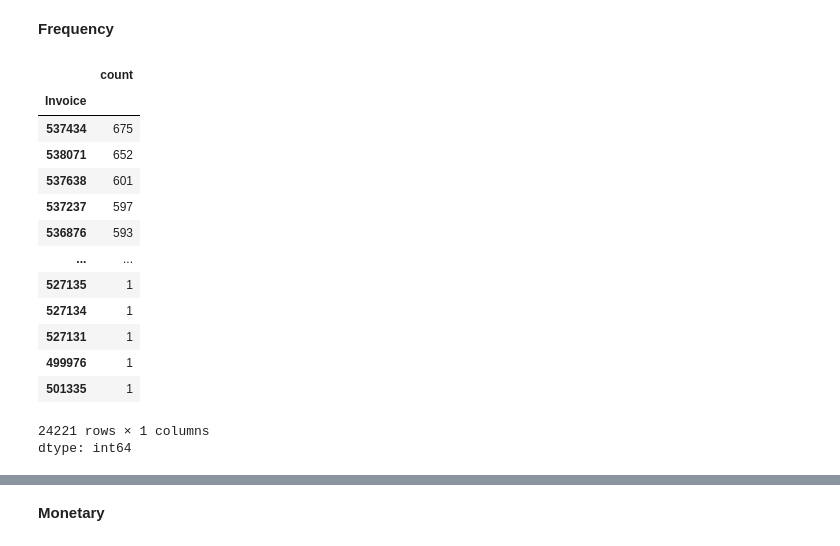
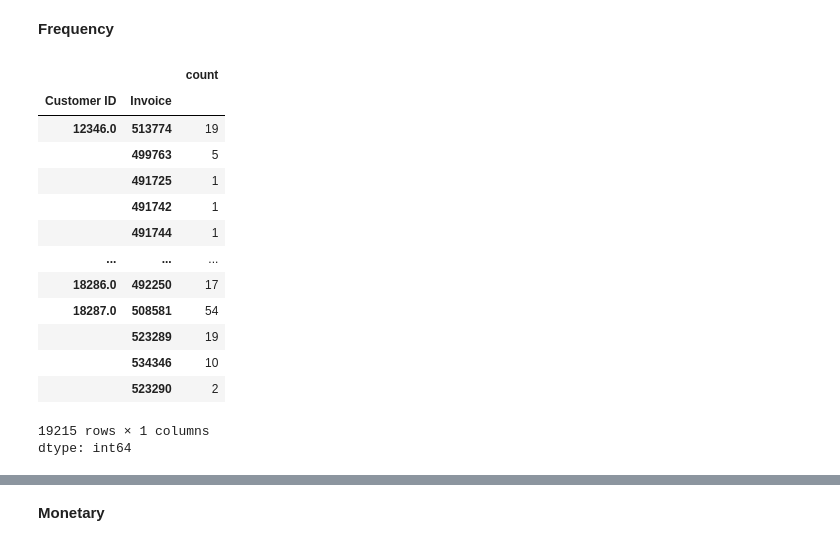
Before and after one commit to Abdulmujeeb-Taiwo/Customer-Segmentation, a Jupyter notebook: RFM_Analysis.ipynb, the cells around one changed output, grey strips where cells are left out. Drawn from its saved outputs; the diff is of its cells as text; code cells hidden in the pictures.

```diff
--- a/RFM_Analysis.ipynb
+++ b/RFM_Analysis.ipynb
@@ -163,18 +188,0 @@ frequency = df_wc.Invoice.value_counts().values
-# %%
-df_wc.Invoice.value_counts()
-# %% [output]
-|  | count |
-| Invoice |  |
-| 537434 | 675 |
-| 538071 | 652 |
-| 537638 | 601 |
-| 537237 | 597 |
-| 536876 | 593 |
-| ... | ... |
-| 527135 | 1 |
-| 527134 | 1 |
-| 527131 | 1 |
-| 499976 | 1 |
-| 501335 | 1 |
-24221 rows × 1 columns
-dtype: int64
@@ -180,0 +192,19 @@ dtype: int64
+# %%
+#In this code, i show the numbers of products each customers buy per invoice
+df_wc.groupby("Customer ID")["Invoice"].value_counts()
+# %% [output]
+|  |  | count |
+| Customer ID | Invoice |  |
+| 12346.0 | 513774 | 19 |
+|  | 499763 | 5 |
+|  | 491725 | 1 |
+|  | 491742 | 1 |
+|  | 491744 | 1 |
+| ... | ... | ... |
+| 18286.0 | 492250 | 17 |
+| 18287.0 | 508581 | 54 |
+|  | 523289 | 19 |
+|  | 534346 | 10 |
+|  | 523290 | 2 |
+19215 rows × 1 columns
+dtype: int64
```
Also changed, not shown: parts of 17 cells of this notebook.
